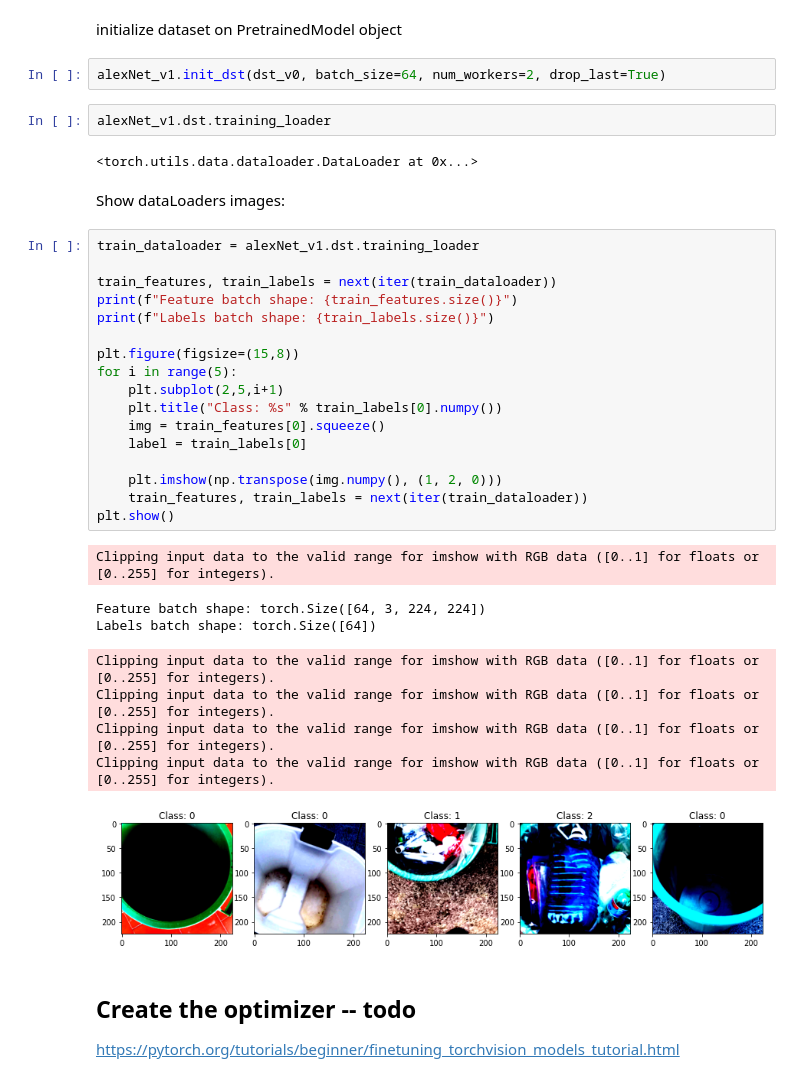
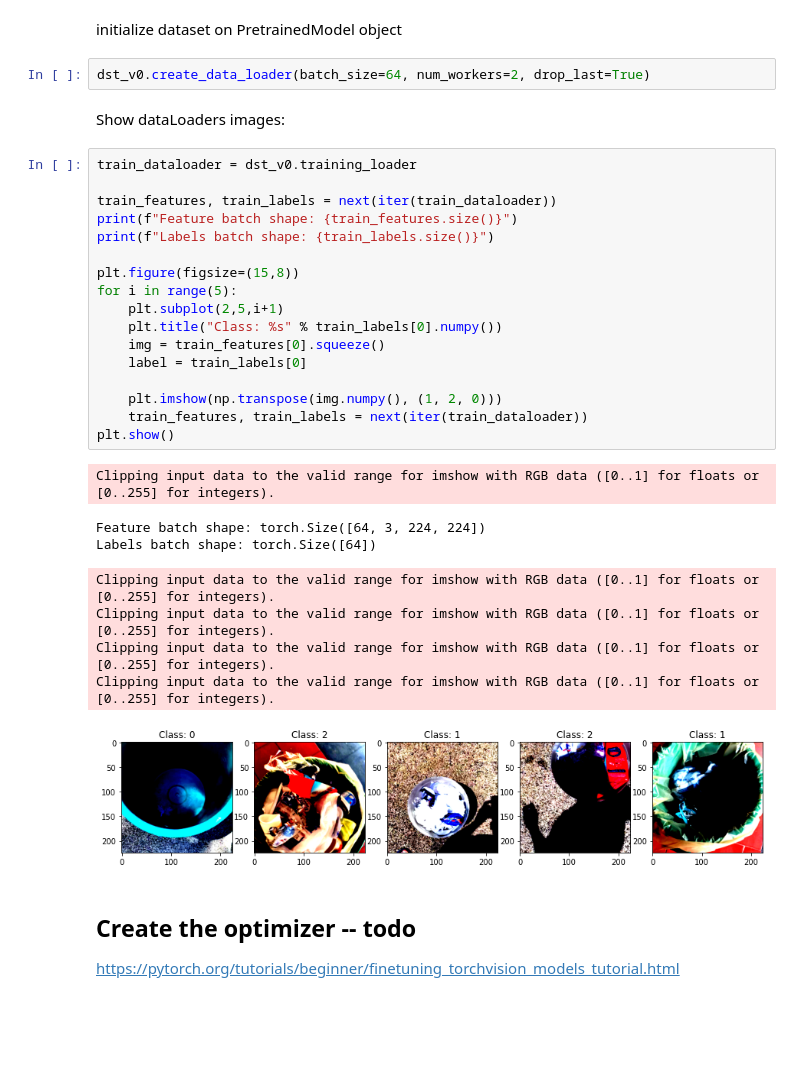
Before and after one commit to khalld/trashbin-classifier, a Jupyter notebook: 04-test-pretrainedmodelclass.ipynb, the cells around one changed output. Drawn from its saved outputs; the diff is of its cells as text; blank space fills up the shorter version.

Commit message:
deprecato init_dst in PretrainedModel perché concettualmente sbagliato, inizio implementazione nuova procedura di training senza write dei pesi su tensorboard e modello

```diff
--- a/04-test-pretrainedmodelclass.ipynb
+++ b/04-test-pretrainedmodelclass.ipynb
@@ -54,39 +57,35 @@ dst_v0 = import_dataset('dataset',
 # %% [markdown]
 initialize dataset on PretrainedModel object
 # %%
-alexNet_v1.init_dst(dst_v0, batch_size=64, num_workers=2, drop_last=True)
+dst_v0.create_data_loader(batch_size=64, num_workers=2, drop_last=True)
-# %%
-alexNet_v1.dst.training_loader
-# %% [output]
-<torch.utils.data.dataloader.DataLoader at 0x...>
 # %% [markdown]
 Show dataLoaders images:
 # %%
-train_dataloader = alexNet_v1.dst.training_loader
+train_dataloader = dst_v0.training_loader
 
 train_features, train_labels = next(iter(train_dataloader))
 print(f"Feature batch shape: {train_features.size()}")
 print(f"Labels batch shape: {train_labels.size()}")
 
 plt.figure(figsize=(15,8))
 for i in range(5):
     plt.subplot(2,5,i+1)
     plt.title("Class: %s" % train_labels[0].numpy())
     img = train_features[0].squeeze()
     label = train_labels[0]
 
     plt.imshow(np.transpose(img.numpy(), (1, 2, 0)))
     train_features, train_labels = next(iter(train_dataloader))
 plt.show()
 # %% [output]
 Clipping input data to the valid range for imshow with RGB data ([0..1] for floats or [0..255] for integers).
 Feature batch shape: torch.Size([64, 3, 224, 224])
 Labels batch shape: torch.Size([64])
 Clipping input data to the valid range for imshow with RGB data ([0..1] for floats or [0..255] for integers).
 Clipping input data to the valid range for imshow with RGB data ([0..1] for floats or [0..255] for integers).
 Clipping input data to the valid range for imshow with RGB data ([0..1] for floats or [0..255] for integers).
 Clipping input data to the valid range for imshow with RGB data ([0..1] for floats or [0..255] for integers).
-[figure, old version]
+[figure, new version]
 # %% [markdown]
 ## Create the optimizer -- todo
 https://pytorch.org/tutorials/beginner/finetuning_torchvision_models_tutorial.html
```
Also changed, not shown: parts of 6 cells of this notebook, 2 other files.
